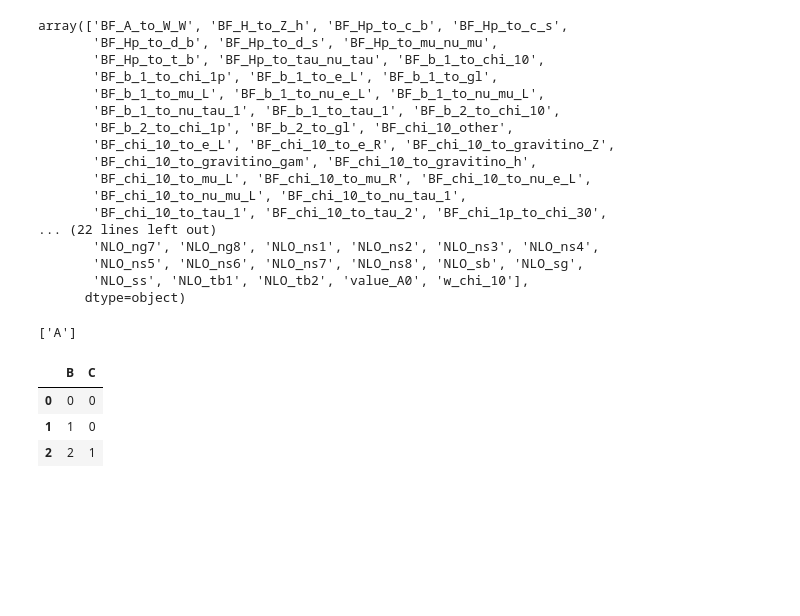
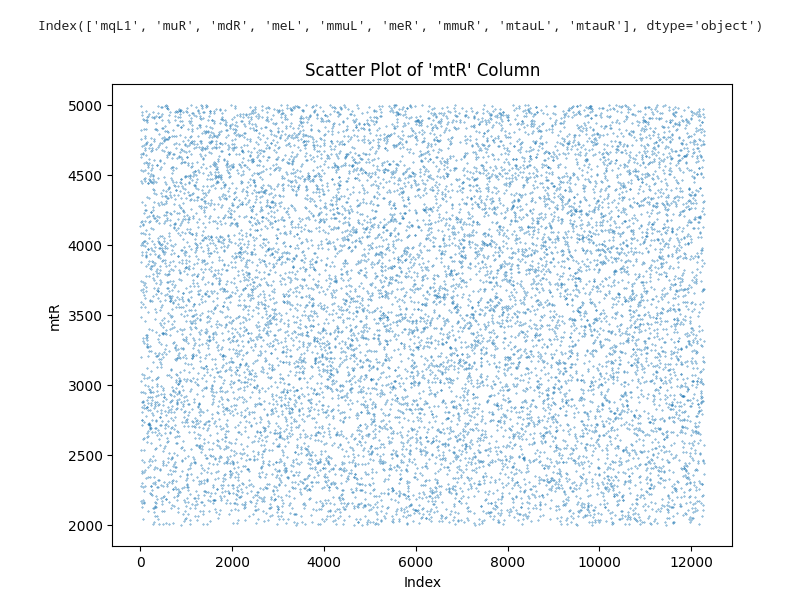
Before and after one commit to benvlasto/MPhys-Project, a Jupyter notebook: dark-matter-relic-density-model.ipynb, the cells around one changed output. Cells and saved outputs as stored; diff of their text form; code cells hidden in the pictures; blank space fills up the shorter version.

Commit message:
Started exploring EWKino.csv. Found some surprising results, including 9 columns that are all 10,000. I've asked Ben H

```diff
--- a/dark-matter-relic-density-model.ipynb
+++ b/dark-matter-relic-density-model.ipynb
@@ -12,4 +19,4 @@ import tensorflow as tf
 from tensorflow import keras
 from tensorflow.keras import layers
 
-df = pd.read_csv("result_df.csv")
+df = pd.read_csv("EWKino.csv")
@@ -15,0 +28,2 @@ df = pd.read_csv("result_df.csv")
+# %%
+min_df = df[["M_1", "M_2", "mu", "tan_beta", "M_3", "At", "Ab", "Atau", "mA", "mqL1", "mqL3", "muR", "mtR", "mdR", "mbR", "meL", "mmuL", "meR", "mmuR", "mtauL", "mtauR"]]
@@ -22,42 +46,31 @@ def drop_zero_columns(df):
 
     # Drop those columns and return
     return zero_cols, df.drop(columns=zero_cols)
-# %%
-col_names, dropped_df = drop_zero_columns(df)
-col_names.values
-# %% [output]
-array(['BF_A_to_W_W', 'BF_H_to_Z_h', 'BF_Hp_to_c_b', 'BF_Hp_to_c_s',
-       'BF_Hp_to_d_b', 'BF_Hp_to_d_s', 'BF_Hp_to_mu_nu_mu',
-       'BF_Hp_to_t_b', 'BF_Hp_to_tau_nu_tau', 'BF_b_1_to_chi_10',
-       'BF_b_1_to_chi_1p', 'BF_b_1_to_e_L', 'BF_b_1_to_gl',
-       'BF_b_1_to_mu_L', 'BF_b_1_to_nu_e_L', 'BF_b_1_to_nu_mu_L',
-       'BF_b_1_to_nu_tau_1', 'BF_b_1_to_tau_1', 'BF_b_2_to_chi_10',
-       'BF_b_2_to_chi_1p', 'BF_b_2_to_gl', 'BF_chi_10_other',
-       'BF_chi_10_to_e_L', 'BF_chi_10_to_e_R', 'BF_chi_10_to_gravitino_Z',
-       'BF_chi_10_to_gravitino_gam', 'BF_chi_10_to_gravitino_h',
-       'BF_chi_10_to_mu_L', 'BF_chi_10_to_mu_R', 'BF_chi_10_to_nu_e_L',
-       'BF_chi_10_to_nu_mu_L', 'BF_chi_10_to_nu_tau_1',
-       'BF_chi_10_to_tau_1', 'BF_chi_10_to_tau_2', 'BF_chi_1p_to_chi_30',
-... (22 lines left out)
-       'NLO_ng7', 'NLO_ng8', 'NLO_ns1', 'NLO_ns2', 'NLO_ns3', 'NLO_ns4',
-       'NLO_ns5', 'NLO_ns6', 'NLO_ns7', 'NLO_ns8', 'NLO_sb', 'NLO_sg',
-       'NLO_ss', 'NLO_tb1', 'NLO_tb2', 'value_A0', 'w_chi_10'],
-      dtype=object)
-# %%
-data = {"A": [0,0,0],
-        "B": [0,1,2],
-        "C": [0,0,1]}
-
-test = pd.DataFrame(data=data)
-col_names, dropped = drop_zero_columns(test)
-
-print(col_names.values)
-# %% [output]
-['A']
-# %%
-dropped.head()
-# %% [output]
-|  | B | C |
-| 0 | 0 | 0 |
-| 1 | 1 | 0 |
-| 2 | 2 | 1 |
+# %%
+col_names, dropped = drop_10000_columns(test)
+print(col_names)
+# %% [output]
+Index(['mqL1', 'muR', 'mdR', 'meL', 'mmuL', 'meR', 'mmuR', 'mtauL', 'mtauR'], dtype='object')
+# %%
+def plot_scatter_from_pandas(df, column_name):
+    # Extract the values from the specified column
+    values = df[column_name]
+
+    # Create the scatter plot
+    plt.figure(figsize=(8, 6))
+    plt.scatter(range(len(values)), values, s=0.1)
+
+    # Add labels and title
+    plt.xlabel("Index")
+    plt.ylabel(column_name)
+    plt.title(f"Scatter Plot of '{column_name}' Column")
+
+    # Save the plot
+    plt.savefig(f"plots/{column_name}.png")
+
+    # Show the plot
+    plt.show()
+# %%
+plot_scatter_from_pandas(min_df, "mtR")
+# %% [output]
+[figure, added]
```
Also changed, not shown: parts of 4 cells of this notebook, 2 other files.
